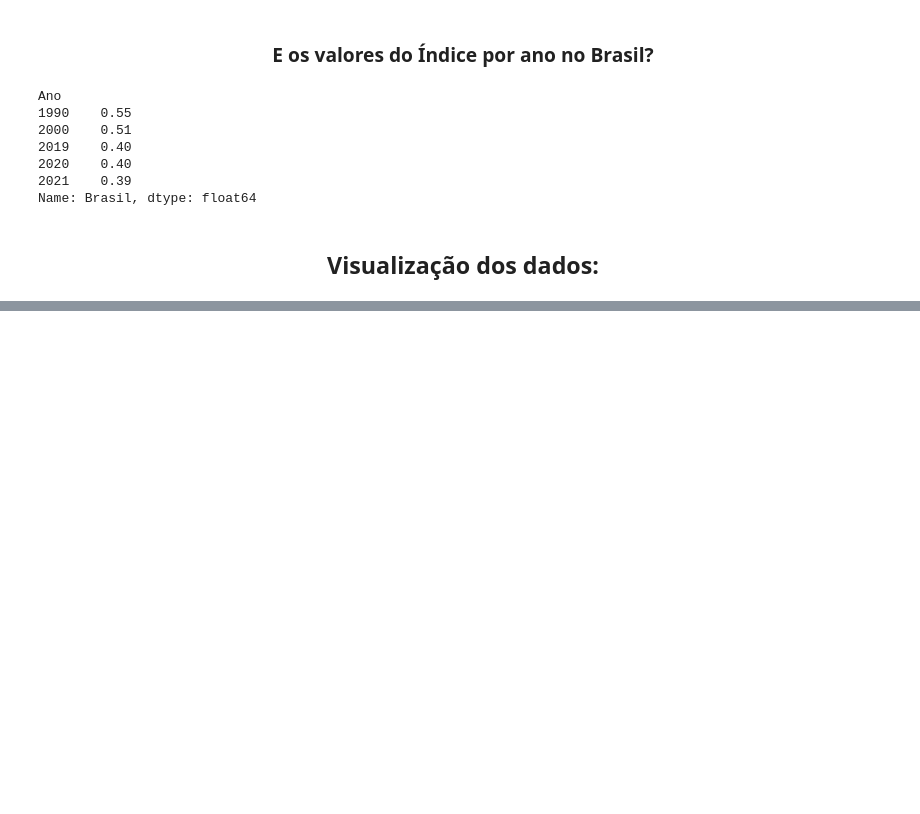
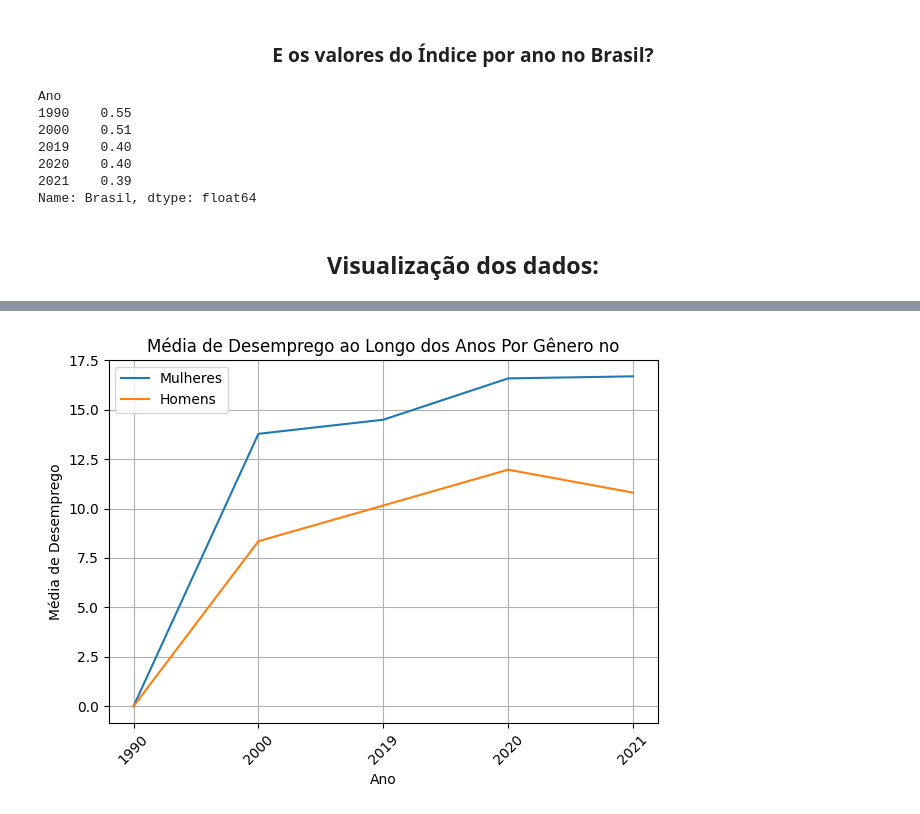
Before and after one commit to reprograma/on26-python-s17-s18-projeto-livre, a Jupyter notebook: exercicios/para-casa/analise.ipynb, the cells around one changed output, grey strips where cells are left out. Drawn from its saved outputs; the diff is of its cells as text; code cells hidden in the pictures; blank space fills up the shorter version.

```diff
--- a/exercicios/para-casa/analise.ipynb
+++ b/exercicios/para-casa/analise.ipynb
@@ -752,0 +732,38 @@ KeyError: 'Nome do Indicador'
+# %%
+# Lista de países desejados
+pais_desejado = ['Brasil']
+
+# Filtrando o dataframe original para selecionar apenas os cinco países desejados
+dados_br = df_gender_gap[df_gender_gap['Nome do País'].isin(pais_desejado)]
+
+# Isolando apenas os indicadores que eu quero
+desemprego_homens = 'Desemprego, homens (% da força de trabalho masculina) (estimativa modelada pela OIT)'
+desemprego_mulheres = 'Desemprego, mulheres (% da força de trabalho feminina) (estimativa nacional)'
+
+# Filtrando o dataframe
+dados_homens = dados_br[dados_br['Nome do Indicador'] == desemprego_homens]
+dados_mulheres = dados_br[dados_br['Nome do Indicador'] == desemprego_mulheres]
+
+# Calculando a média de desemprego para homens e mulheres
+media_homens = dados_homens.iloc[:, 3:].astype(float).mean()
+media_mulheres = dados_mulheres.iloc[:, 3:].astype(float).mean()
+
+# Plotando a média para homens
+plt.plot(media_mulheres.index, media_mulheres.values, label='Mulheres')
+
+# Plotando a média para mulheres
+plt.plot(media_homens.index, media_homens.values, label='Homens')
+
+# Configurando o gráfico
+plt.title('Média de Desemprego ao Longo dos Anos Por Gênero no')
+plt.xlabel('Ano')
+plt.ylabel('Média de Desemprego')
+plt.legend()
+plt.grid(True)
+plt.xticks(rotation=45)
+plt.tight_layout()
+
+# Mostrar o gráfico
+plt.show()
+# %% [output]
+[figure, added]
```
Also changed, not shown: parts of 28 cells of this notebook.
